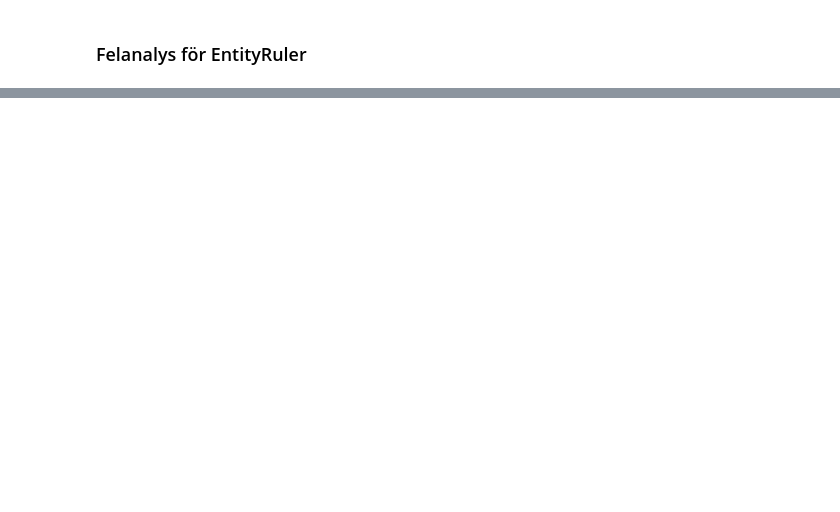
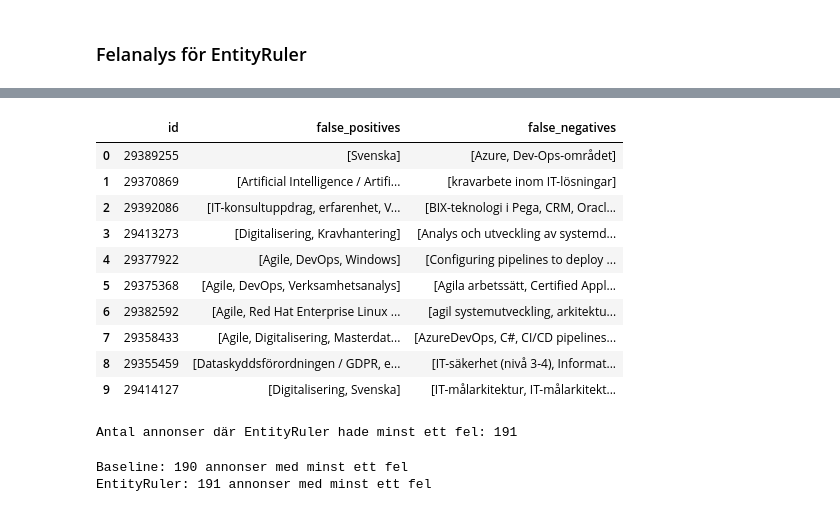
Before and after one commit to emanuelssonlinnea-rgb/End-to-end-projekt-i-Data-Science, a Jupyter notebook: notebooks/06_evaluation.ipynb, the cells around one changed output, grey strips where cells are left out. Drawn from its saved outputs; the diff is of its cells as text; code cells hidden in the pictures; blank space fills up the shorter version.

```diff
--- a/notebooks/06_evaluation.ipynb
+++ b/notebooks/06_evaluation.ipynb
@@ -173,0 +289,7 @@ entityruler_predictions
+# %%
+entityruler_predictions = {
+    str(row["id"]): set(row["entityruler_skills"])
+    for _, row in test_df.iterrows()
+}
+
+list(entityruler_predictions.items())[:5]
@@ -173,0 +339,8 @@ entityruler_predictions
+# %%
+alias_to_canonical = build_alias_to_canonical(
+    TIER1_PHRASES,
+    TIER2_EXACT_CASE,
+    TIER3_CUSTOM
+)
+
+print("Antal aliases:", len(alias_to_canonical))
@@ -173,0 +349,17 @@ entityruler_predictions
+# %%
+# normaliserar gold
+gold_all = {
+    ad_id: normalize_skills(
+        skills,
+        alias_to_canonical
+    )
+    for ad_id, skills in gold_all_raw.items()
+}
+
+gold_taxonomy = {
+    ad_id: normalize_skills(
+        skills,
+        alias_to_canonical
+    )
+    for ad_id, skills in gold_taxonomy_raw.items()
+}
@@ -207,0 +544,46 @@ den slutliga utvärderingen.
+# %%
+entityruler_errors = create_error_analysis(
+    gold_all,
+    entityruler_predictions
+)
+
+entityruler_errors_df = pd.DataFrame(
+    entityruler_errors
+)
+
+entityruler_errors_df.head(10)
+# %% [output]
+|  | id | false_positives | false_negatives |
+| 0 | 29389255 | [Svenska] | [Azure, Dev-Ops-området] |
+| 1 | 29370869 | [Artificial Intelligence / Artifi... | [kravarbete inom IT-lösningar] |
+| 2 | 29392086 | [IT-konsultuppdrag, erfarenhet, V... | [BIX-teknologi i Pega, CRM, Oracl... |
+| 3 | 29413273 | [Digitalisering, Kravhantering] | [Analys och utveckling av systemd... |
+| 4 | 29377922 | [Agile, DevOps, Windows] | [Configuring pipelines to deploy ... |
+| 5 | 29375368 | [Agile, DevOps, Verksamhetsanalys] | [Agila arbetssätt, Certified Appl... |
+| 6 | 29382592 | [Agile, Red Hat Enterprise Linux ... | [agil systemutveckling, arkitektu... |
+| 7 | 29358433 | [Agile, Digitalisering, Masterdat... | [AzureDevOps, C#, CI/CD pipelines... |
+| 8 | 29355459 | [Dataskyddsförordningen / GDPR, e... | [IT-säkerhet (nivå 3-4), Informat... |
+| 9 | 29414127 | [Digitalisering, Svenska] | [IT-målarkitektur, IT-målarkitekt... |
+# %%
+print(
+    "Antal annonser där EntityRuler hade minst ett fel:",
+    len(entityruler_errors_df)
+)
+# %% [output]
+Antal annonser där EntityRuler hade minst ett fel: 191
+# %%
+# jämför antal annonser med fel
+print(
+    "Baseline:",
+    len(baseline_errors_df),
+    "annonser med minst ett fel"
+)
+
+print(
+    "EntityRuler:",
+    len(entityruler_errors_df),
+    "annonser med minst ett fel"
+)
+# %% [output]
+Baseline: 190 annonser med minst ett fel
+EntityRuler: 191 annonser med minst ett fel
```
Also changed, not shown: parts of 73 cells of this notebook, 1 other file.
